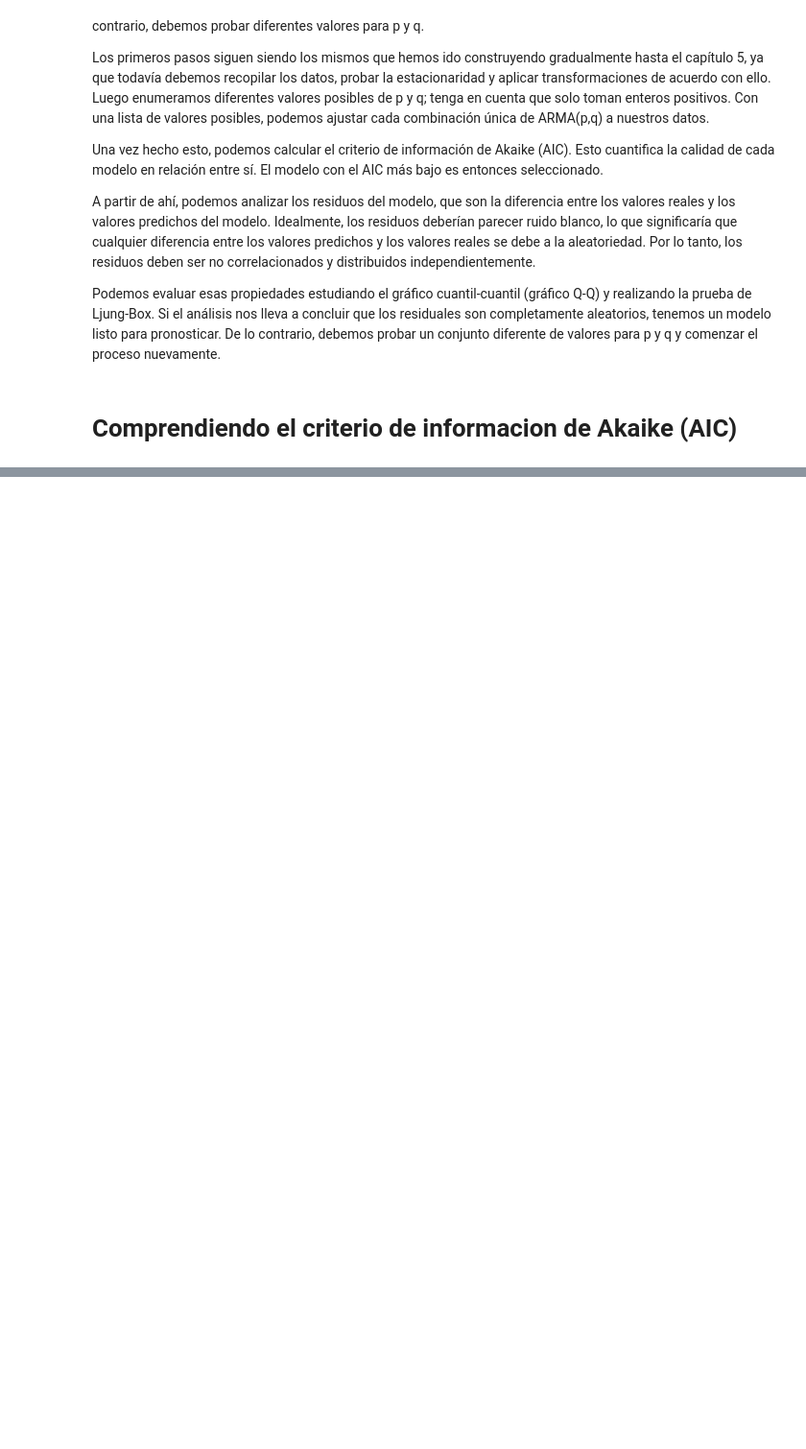
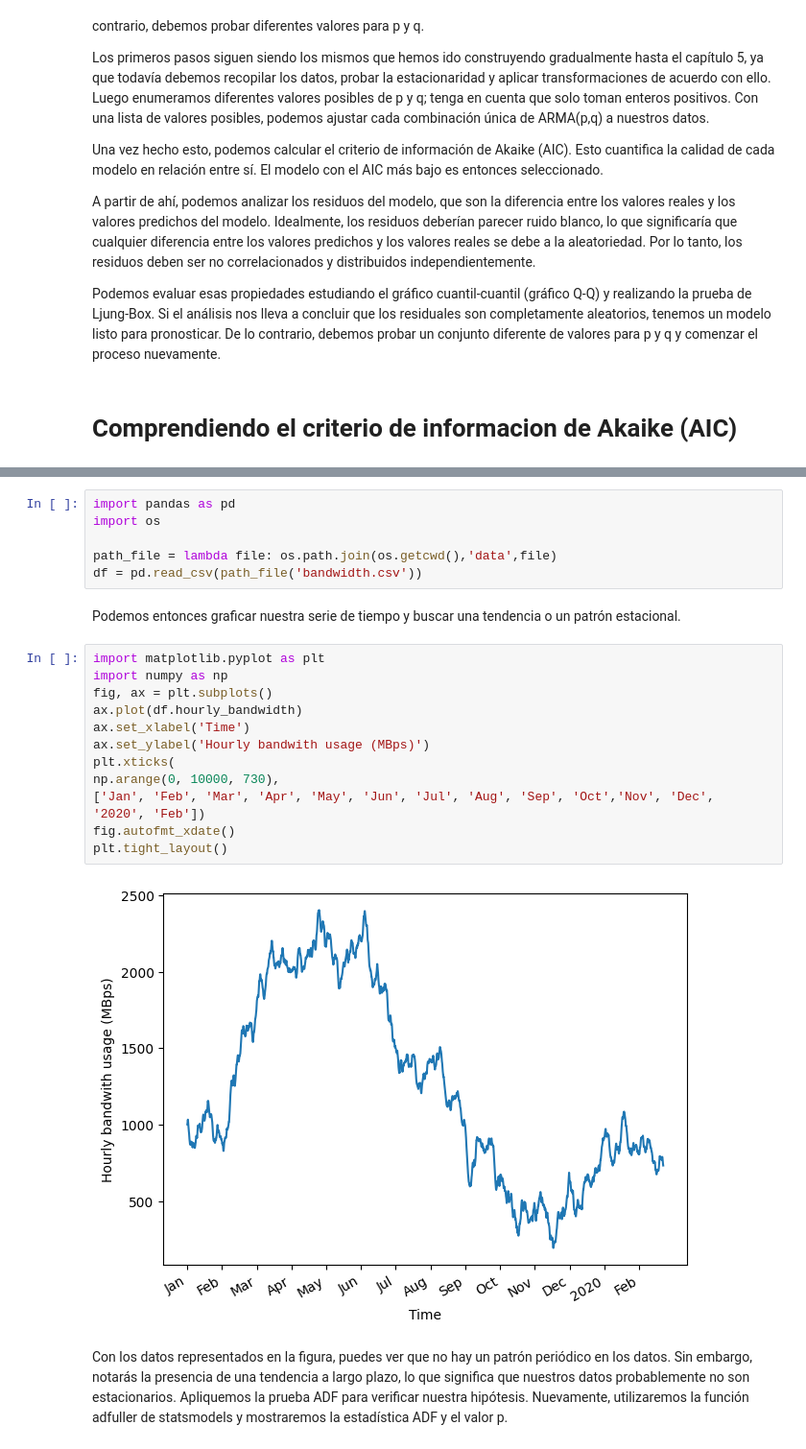
Before and after one commit to luiscxz/Series-Temporales, a Jupyter notebook: Cap6-Modelando un proceso de media móvil autorregresiva.ipynb, the cells around one changed output, grey strips where cells are left out. Shown: that part at 96% size. Drawn from its saved outputs; the diff is of its cells as text; blank space fills up the shorter version.

```diff
--- a/Cap6-Modelando un proceso de media móvil autorregresiva.ipynb
+++ b/Cap6-Modelando un proceso de media móvil autorregresiva.ipynb
@@ -84,0 +181,24 @@ El número de parámetros estimados k está directamente relacionado con el orde
+# %%
+import pandas as pd
+import os
+
+path_file = lambda file: os.path.join(os.getcwd(),'data',file)
+df = pd.read_csv(path_file('bandwidth.csv'))
+# %% [markdown]
+Podemos entonces graficar nuestra serie de tiempo y buscar una tendencia o un patrón estacional.
+# %%
+import matplotlib.pyplot as plt
+import numpy as np
+fig, ax = plt.subplots()
+ax.plot(df.hourly_bandwidth)
+ax.set_xlabel('Time')
+ax.set_ylabel('Hourly bandwith usage (MBps)')
+plt.xticks(
+np.arange(0, 10000, 730),
+['Jan', 'Feb', 'Mar', 'Apr', 'May', 'Jun', 'Jul', 'Aug', 'Sep', 'Oct','Nov', 'Dec', '2020', 'Feb'])
+fig.autofmt_xdate()
+plt.tight_layout()
+# %% [output]
+[figure, added]
+# %% [markdown]
+Con los datos representados en la figura, puedes ver que no hay un patrón periódico en los datos. Sin embargo, notarás la presencia de una tendencia a largo plazo, lo que significa que nuestros datos probablemente no son estacionarios. Apliquemos la prueba ADF para verificar nuestra hipótesis. Nuevamente, utilizaremos la función adfuller de statsmodels y mostraremos la estadística ADF y el valor p.
```
Also changed, not shown: parts of 54 cells of this notebook, 4 other files.
